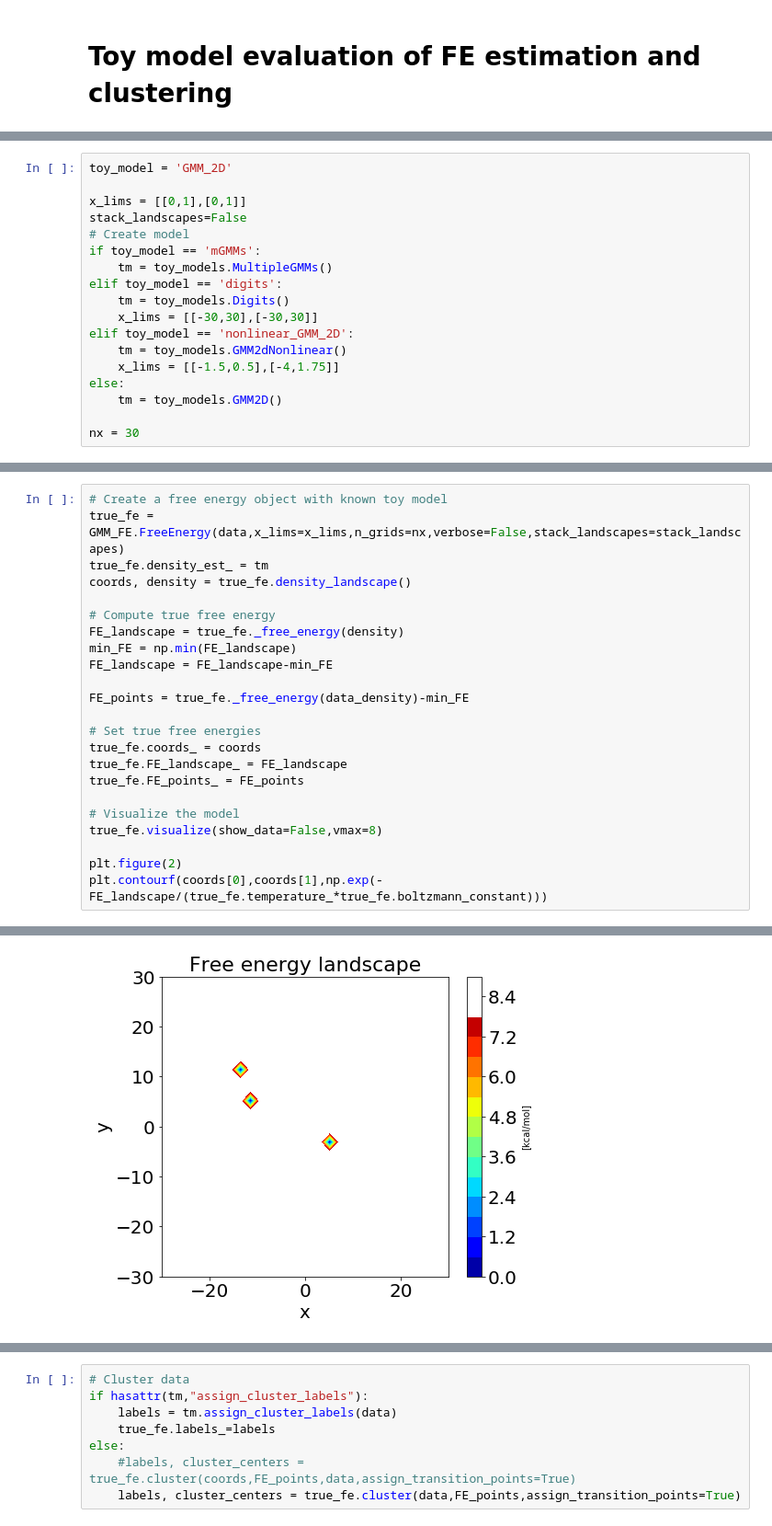
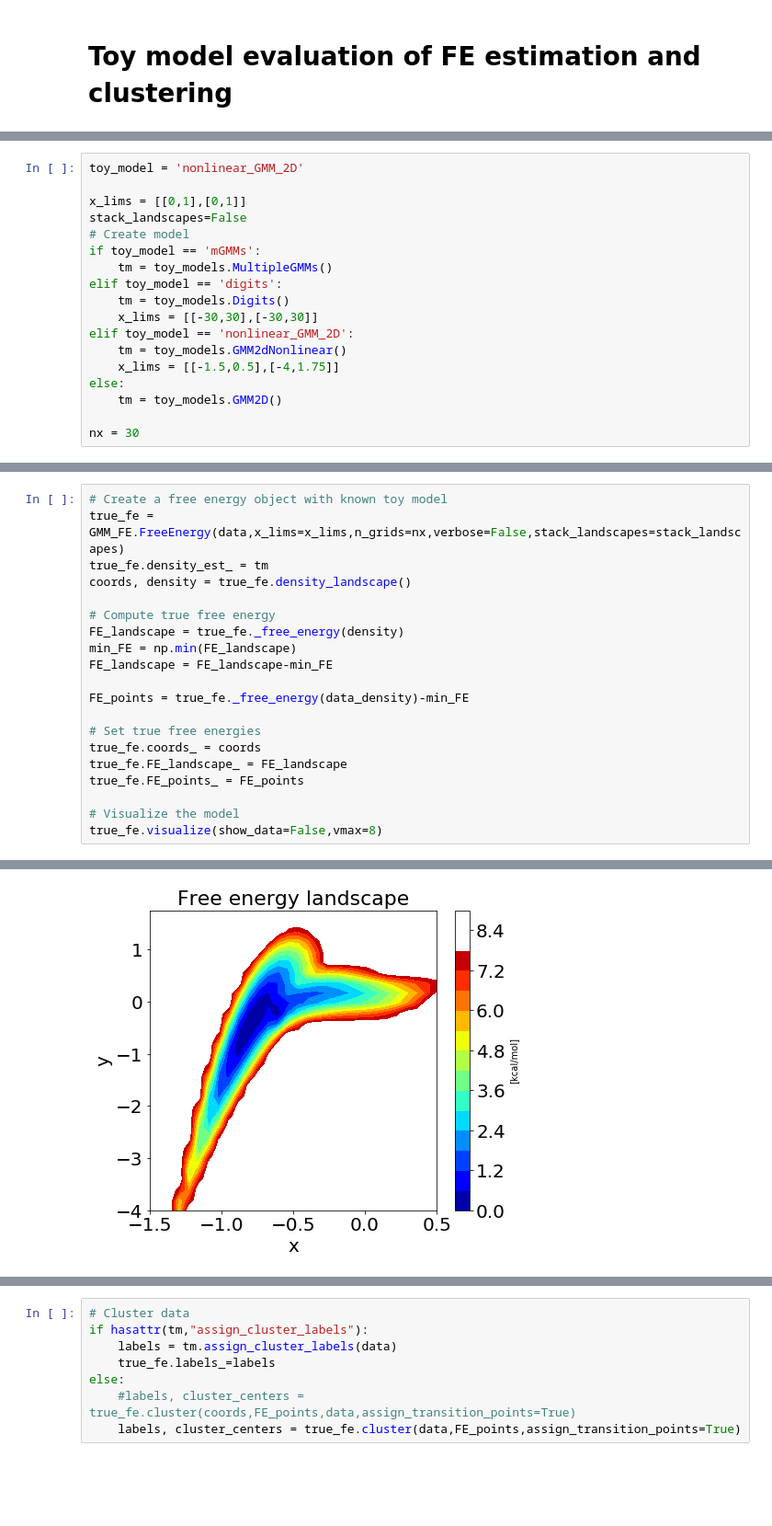
Before and after one commit to anniewesterlund/InfleCS-free-energy-clustering-tutorial, a Jupyter notebook: toy_model_evaluation.ipynb, the cells around one changed output, grey strips where cells are left out. Shown: that part at 92% size. Cells and saved outputs as stored; diff of their text form; blank space fills up the shorter version.

```diff
--- a/toy_model_evaluation.ipynb
+++ b/toy_model_evaluation.ipynb
@@ -8,5 +9,5 @@ import matplotlib.pyplot as plt
 # %%
-toy_model = 'GMM_2D'
+toy_model = 'nonlinear_GMM_2D'
 
 x_lims = [[0,1],[0,1]]
 stack_landscapes=False
@@ -91,8 +94,5 @@ true_fe.FE_points_ = FE_points
 
 # Visualize the model
 true_fe.visualize(show_data=False,vmax=8)
-
-plt.figure(2)
-plt.contourf(coords[0],coords[1],np.exp(-FE_landscape/(true_fe.temperature_*true_fe.boltzmann_constant)))
 # %% [output]
 Density grid shape: (30, 30)
@@ -100 +99 @@ Density grid shape: (30, 30)
-[figure, old version]
+[figure, new version]
```
Also changed, not shown: parts of 8 cells of this notebook.
